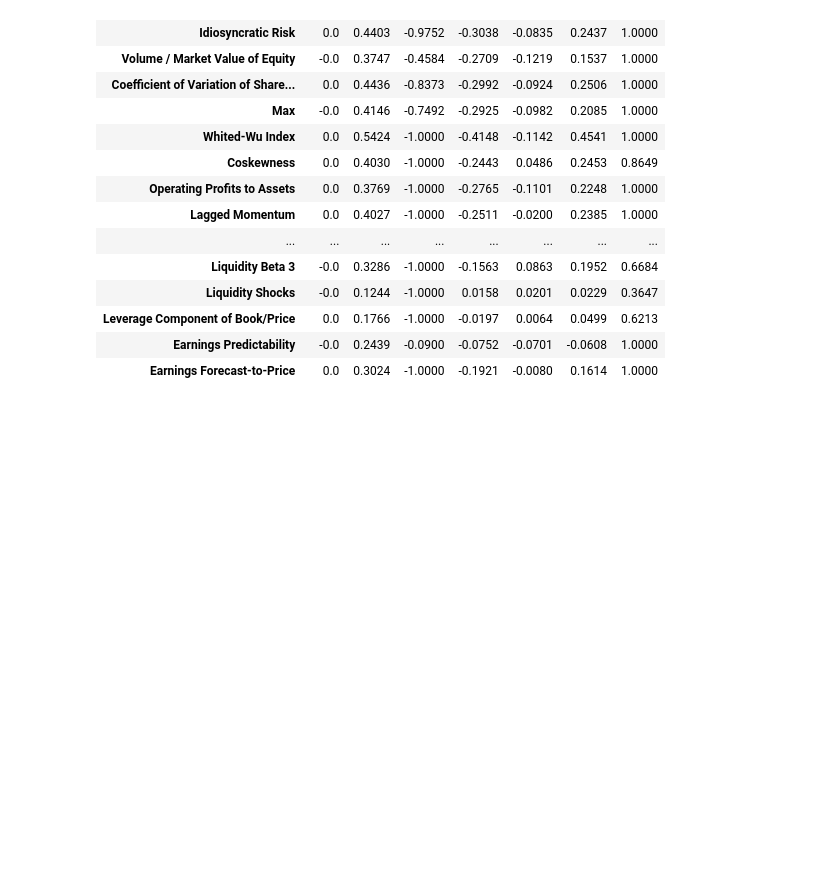
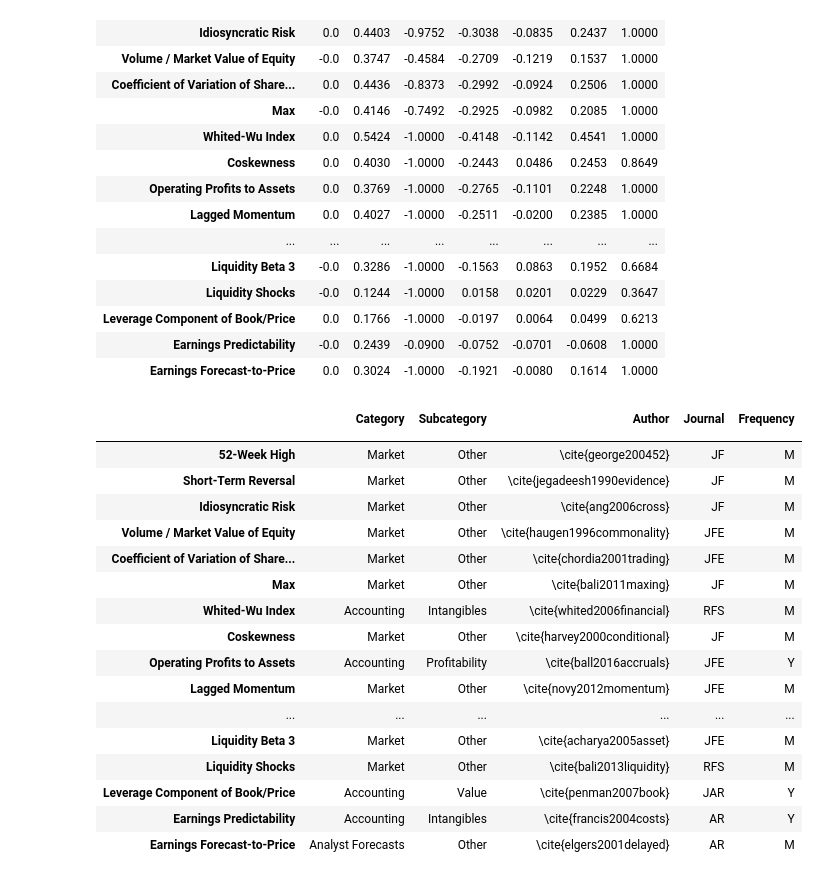
Before and after one commit to karolinachalupova/DiplomaThesis, a Jupyter notebook: figures_data.ipynb, the cells around one changed output. Drawn from its saved outputs; the diff is of its cells as text; code cells hidden in the pictures; blank space fills up the shorter version.

Commit message:
Add tabulate_meta function, add the table with summary of anomalies meta data to text

```diff
--- a/figures_data.ipynb
+++ b/figures_data.ipynb
@@ -117,3 +114,24 @@ figures.tabulate_descriptives(df)
 | Leverage Component of Book/Price | 0.0 | 0.1766 | -1.0000 | -0.0197 | 0.0064 | 0.0499 | 0.6213 |
 | Earnings Predictability | -0.0 | 0.2439 | -0.0900 | -0.0752 | -0.0701 | -0.0608 | 1.0000 |
 | Earnings Forecast-to-Price | 0.0 | 0.3024 | -1.0000 | -0.1921 | -0.0080 | 0.1614 | 1.0000 |
+# %%
+figures.tabulate_meta()
+# %% [output]
+|  | Category | Subcategory | Author | Journal | Frequency |
+|  |  |  |  |  |  |
+| 52-Week High | Market | Other | \cite{george200452} | JF | M |
+| Short-Term Reversal | Market | Other | \cite{jegadeesh1990evidence} | JF | M |
+| Idiosyncratic Risk | Market | Other | \cite{ang2006cross} | JF | M |
+| Volume / Market Value of Equity | Market | Other | \cite{haugen1996commonality} | JFE | M |
+| Coefficient of Variation of Share... | Market | Other | \cite{chordia2001trading} | JFE | M |
+| Max | Market | Other | \cite{bali2011maxing} | JF | M |
+| Whited-Wu Index | Accounting | Intangibles | \cite{whited2006financial} | RFS | M |
+| Coskewness | Market | Other | \cite{harvey2000conditional} | JF | M |
+| Operating Profits to Assets | Accounting | Profitability | \cite{ball2016accruals} | JFE | Y |
+| Lagged Momentum | Market | Other | \cite{novy2012momentum} | JFE | M |
+| ... | ... | ... | ... | ... | ... |
+| Liquidity Beta 3 | Market | Other | \cite{acharya2005asset} | JFE | M |
+| Liquidity Shocks | Market | Other | \cite{bali2013liquidity} | RFS | M |
+| Leverage Component of Book/Price | Accounting | Value | \cite{penman2007book} | JAR | Y |
+| Earnings Predictability | Accounting | Intangibles | \cite{francis2004costs} | AR | Y |
+| Earnings Forecast-to-Price | Analyst Forecasts | Other | \cite{elgers2001delayed} | AR | M |
```
Also changed, not shown: parts of 2 cells of this notebook, 2 other files.
